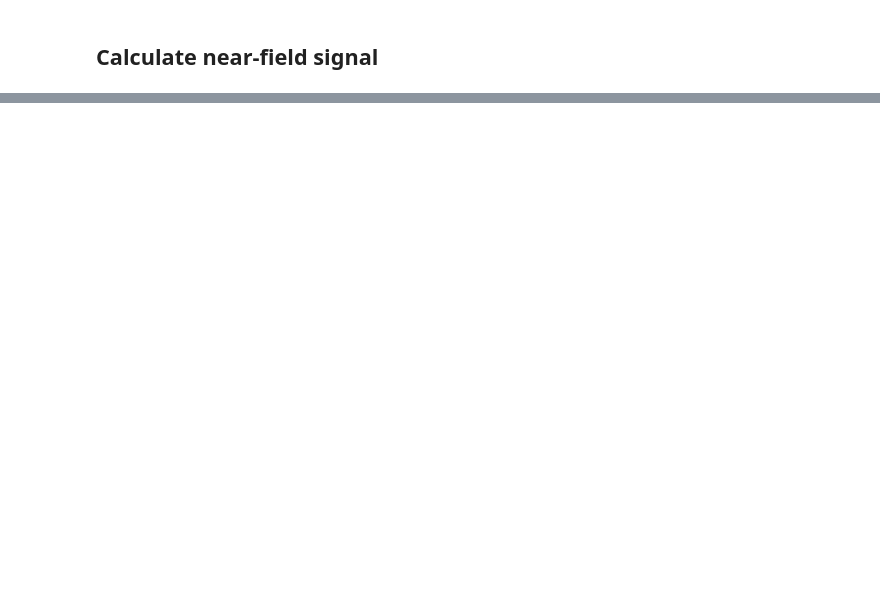
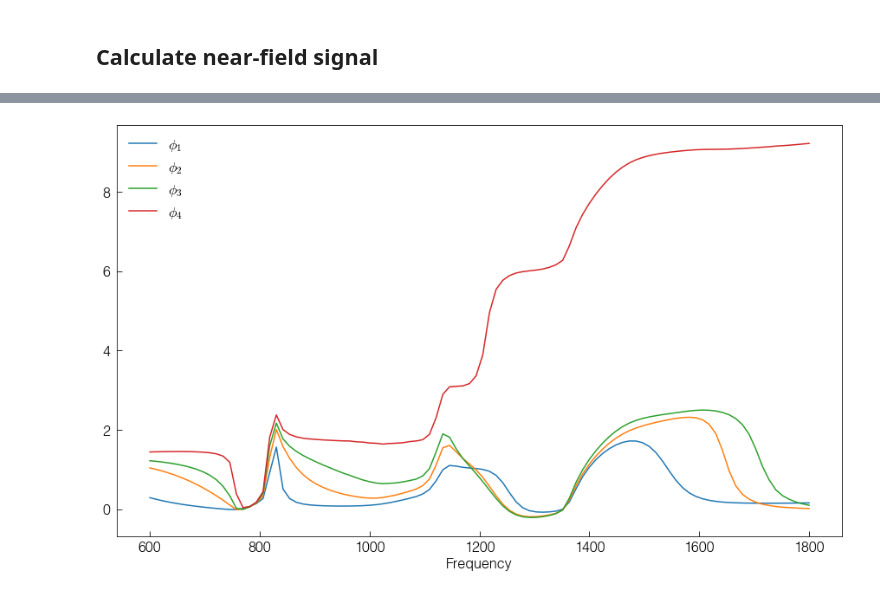
Before and after one commit to asmcleod/NearFieldOptics, a Jupyter notebook: Examples/LRM Instruction Manual.ipynb, the cells around one changed output, grey strips where cells are left out. Drawn from its saved outputs; the diff is of its cells as text; code cells hidden in the pictures; blank space fills up the shorter version.

```diff
--- a/Examples/LRM Instruction Manual.ipynb
+++ b/Examples/LRM Instruction Manual.ipynb
@@ -338,0 +360,9 @@ plt.legend();
+# %%
+plt.figure(figsize=(15,8))
+for n in np.arange(1,5):
+    sn=S["signal_%i"%n]
+    pn=AWA(np.unwrap(np.arctan2(sn.imag,sn.real)),adopt_axes_from=sn)
+    pn.plot(label=r'$\phi_%i$'%n)
+plt.legend();
+# %% [output]
+[figure, added]
```
Also changed, not shown: parts of 15 cells of this notebook, 1 other file.
